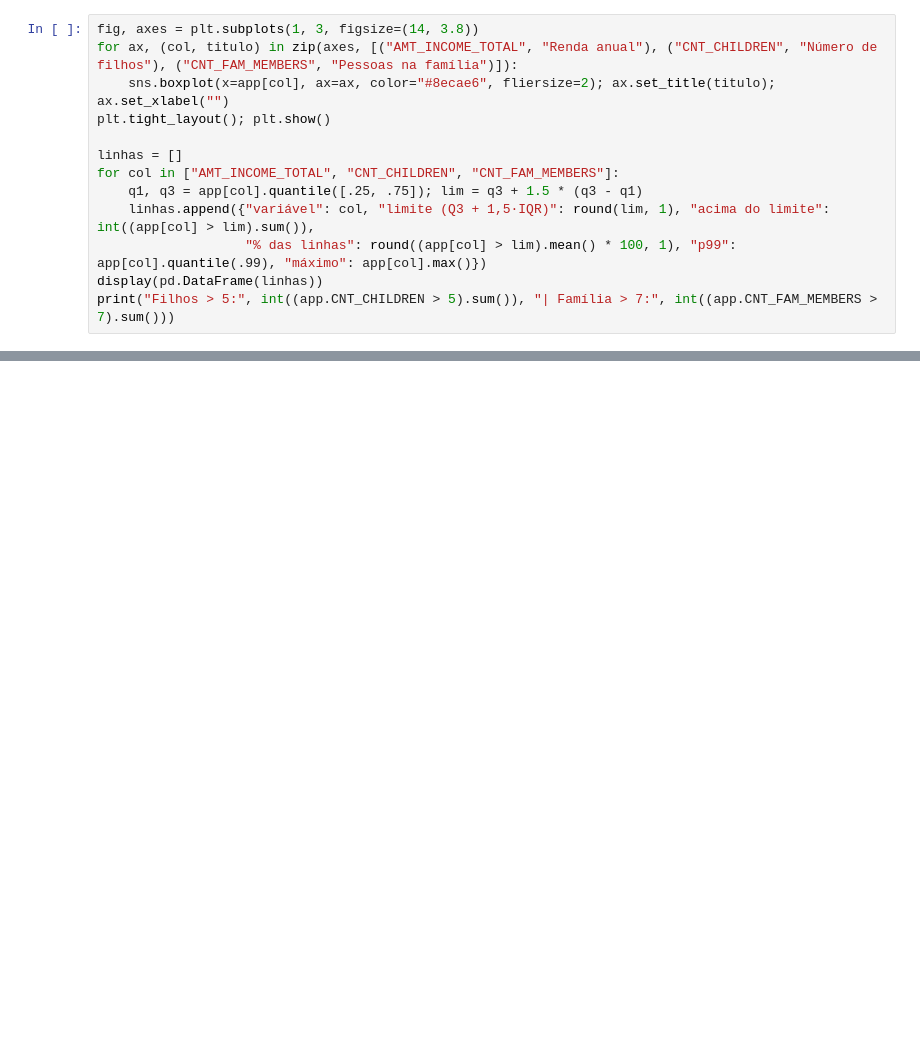
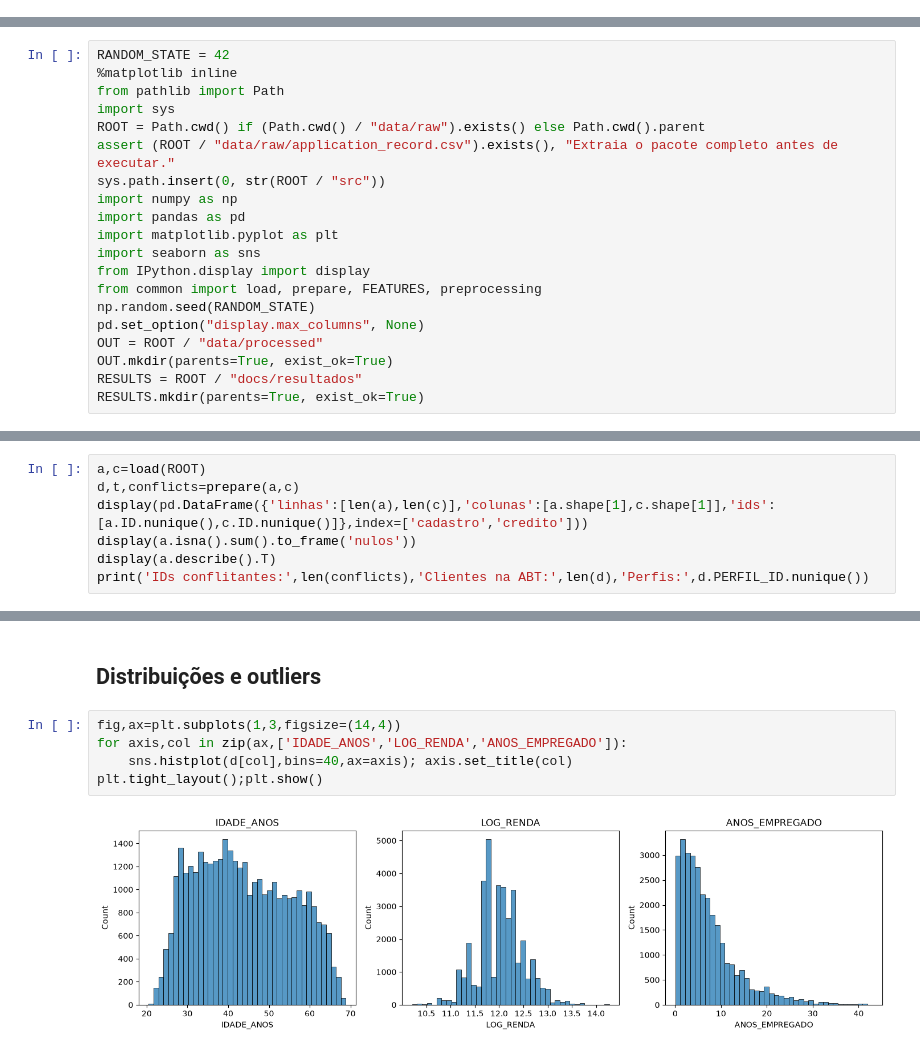
Before and after one commit to gsgabizinha-svg/Trabalho, a Jupyter notebook: 01_eda.ipynb, the cells around one changed output, grey strips where cells are left out. Saved outputs shown, nothing was run; the diff lists cells and outputs as text; blank space fills up the shorter version.

```diff
--- a/01_eda.ipynb
+++ b/01_eda.ipynb
@@ -143,13 +0,0 @@ Sem emprego/aposentados: 16.8% | Sem filhos: 69.1%
-# %%
-fig, axes = plt.subplots(1, 3, figsize=(14, 3.8))
-for ax, (col, titulo) in zip(axes, [("AMT_INCOME_TOTAL", "Renda anual"), ("CNT_CHILDREN", "Número de filhos"), ("CNT_FAM_MEMBERS", "Pessoas na família")]):
-    sns.boxplot(x=app[col], ax=ax, color="#8ecae6", fliersize=2); ax.set_title(titulo); ax.set_xlabel("")
-plt.tight_layout(); plt.show()
-
-linhas = []
-for col in ["AMT_INCOME_TOTAL", "CNT_CHILDREN", "CNT_FAM_MEMBERS"]:
-    q1, q3 = app[col].quantile([.25, .75]); lim = q3 + 1.5 * (q3 - q1)
-    linhas.append({"variável": col, "limite (Q3 + 1,5·IQR)": round(lim, 1), "acima do limite": int((app[col] > lim).sum()),
-                   "% das linhas": round((app[col] > lim).mean() * 100, 1), "p99": app[col].quantile(.99), "máximo": app[col].max()})
-display(pd.DataFrame(linhas))
-print("Filhos > 5:", int((app.CNT_CHILDREN > 5).sum()), "| Família > 7:", int((app.CNT_FAM_MEMBERS > 7).sum()))
@@ -310,0 +1,20 @@ e o resultado parece bom sem ser. No notebook 03 isso é evitado com uma divisã
+# %%
+RANDOM_STATE = 42
+%matplotlib inline
+from pathlib import Path
+import sys
+ROOT = Path.cwd() if (Path.cwd() / "data/raw").exists() else Path.cwd().parent
+assert (ROOT / "data/raw/application_record.csv").exists(), "Extraia o pacote completo antes de executar."
+sys.path.insert(0, str(ROOT / "src"))
+import numpy as np
+import pandas as pd
+import matplotlib.pyplot as plt
+import seaborn as sns
+from IPython.display import display
+from common import load, prepare, FEATURES, preprocessing
+np.random.seed(RANDOM_STATE)
+pd.set_option("display.max_columns", None)
+OUT = ROOT / "data/processed"
+OUT.mkdir(parents=True, exist_ok=True)
+RESULTS = ROOT / "docs/resultados"
+RESULTS.mkdir(parents=True, exist_ok=True)
@@ -310,0 +24,7 @@ e o resultado parece bom sem ser. No notebook 03 isso é evitado com uma divisã
+# %%
+a,c=load(ROOT)
+d,t,conflicts=prepare(a,c)
+display(pd.DataFrame({'linhas':[len(a),len(c)],'colunas':[a.shape[1],c.shape[1]],'ids':[a.ID.nunique(),c.ID.nunique()]},index=['cadastro','credito']))
+display(a.isna().sum().to_frame('nulos'))
+display(a.describe().T)
+print('IDs conflitantes:',len(conflicts),'Clientes na ABT:',len(d),'Perfis:',d.PERFIL_ID.nunique())
@@ -310,0 +64,9 @@ e o resultado parece bom sem ser. No notebook 03 isso é evitado com uma divisã
+# %% [markdown]
+## Distribuições e outliers
+# %%
+fig,ax=plt.subplots(1,3,figsize=(14,4))
+for axis,col in zip(ax,['IDADE_ANOS','LOG_RENDA','ANOS_EMPREGADO']):
+    sns.histplot(d[col],bins=40,ax=axis); axis.set_title(col)
+plt.tight_layout();plt.show()
+# %% [output]
+[figure, added]
```
Also changed, not shown: parts of 39 cells of this notebook, 3 other files.
